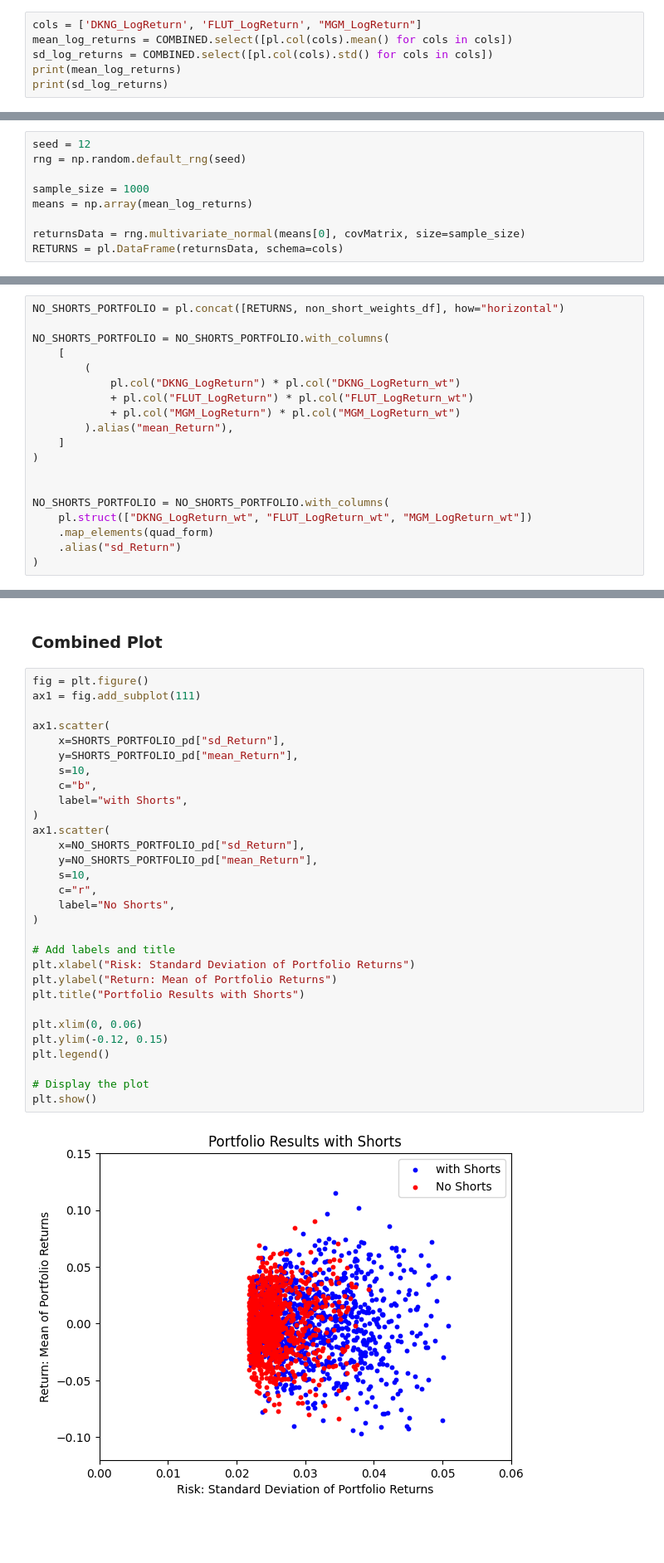
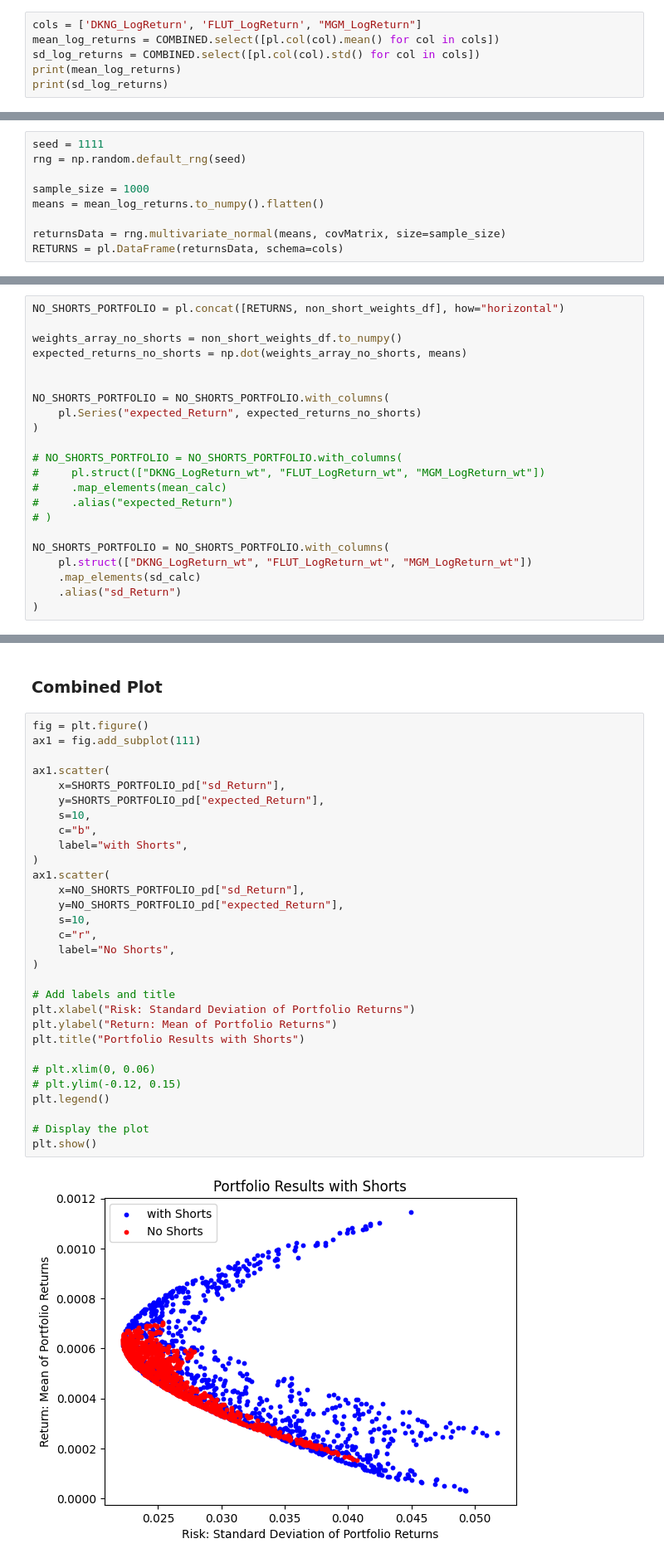
Before and after one commit to lmacphail1226/FinMLAssignment2, a Jupyter notebook: Assignment 2.ipynb, the cells around one changed output, grey strips where cells are left out. Shown at 83% size. Drawn from its saved outputs; the diff is of its cells as text; blank space fills up the shorter version.

```diff
--- a/Assignment 2.ipynb
+++ b/Assignment 2.ipynb
@@ -166,8 +175,8 @@ plt.show()
 ### Calculate Mean & Standard Deviation for the Log Returns of Each Stock
 # %%
 cols = ['DKNG_LogReturn', 'FLUT_LogReturn', "MGM_LogReturn"]
-mean_log_returns = COMBINED.select([pl.col(cols).mean() for cols in cols])
-sd_log_returns = COMBINED.select([pl.col(cols).std() for cols in cols])
+mean_log_returns = COMBINED.select([pl.col(col).mean() for col in cols])
+sd_log_returns = COMBINED.select([pl.col(col).std() for col in cols])
 print(mean_log_returns)
 print(sd_log_returns)
 # %% [output]
@@ -215,13 +224,13 @@ plt.show()
 # %% [markdown]
 ### Generate Multivariate Normal Returns
 # %%
-seed = 12
+seed = 1111
 rng = np.random.default_rng(seed)
 
 sample_size = 1000
-means = np.array(mean_log_returns)
+means = mean_log_returns.to_numpy().flatten()
 
-returnsData = rng.multivariate_normal(means[0], covMatrix, size=sample_size)
+returnsData = rng.multivariate_normal(means, covMatrix, size=sample_size)
 RETURNS = pl.DataFrame(returnsData, schema=cols)
 # %% [markdown]
 ### Actual Correlation of Returns in Generated Data
@@ -313,20 +334,23 @@ SHORTS_PORTFOLIO = SHORTS_PORTFOLIO.with_columns(
 # %%
 NO_SHORTS_PORTFOLIO = pl.concat([RETURNS, non_short_weights_df], how="horizontal")
 
-NO_SHORTS_PORTFOLIO = NO_SHORTS_PORTFOLIO.with_columns(
-    [
-        (
-            pl.col("DKNG_LogReturn") * pl.col("DKNG_LogReturn_wt")
-            + pl.col("FLUT_LogReturn") * pl.col("FLUT_LogReturn_wt")
-            + pl.col("MGM_LogReturn") * pl.col("MGM_LogReturn_wt")
-        ).alias("mean_Return"),
-    ]
-)
+weights_array_no_shorts = non_short_weights_df.to_numpy()
+expected_returns_no_shorts = np.dot(weights_array_no_shorts, means)
 
 
 NO_SHORTS_PORTFOLIO = NO_SHORTS_PORTFOLIO.with_columns(
+    pl.Series("expected_Return", expected_returns_no_shorts)
+)
+
+# NO_SHORTS_PORTFOLIO = NO_SHORTS_PORTFOLIO.with_columns(
+#     pl.struct(["DKNG_LogReturn_wt", "FLUT_LogReturn_wt", "MGM_LogReturn_wt"])
+#     .map_elements(mean_calc)
+#     .alias("expected_Return")
+# )
+
+NO_SHORTS_PORTFOLIO = NO_SHORTS_PORTFOLIO.with_columns(
     pl.struct(["DKNG_LogReturn_wt", "FLUT_LogReturn_wt", "MGM_LogReturn_wt"])
-    .map_elements(quad_form)
+    .map_elements(sd_calc)
     .alias("sd_Return")
 )
 # %% [markdown]
@@ -410,32 +434,32 @@ plt.show()
 # %%
 fig = plt.figure()
 ax1 = fig.add_subplot(111)
 
 ax1.scatter(
     x=SHORTS_PORTFOLIO_pd["sd_Return"],
-    y=SHORTS_PORTFOLIO_pd["mean_Return"],
+    y=SHORTS_PORTFOLIO_pd["expected_Return"],
     s=10,
     c="b",
     label="with Shorts",
 )
 ax1.scatter(
     x=NO_SHORTS_PORTFOLIO_pd["sd_Return"],
-    y=NO_SHORTS_PORTFOLIO_pd["mean_Return"],
+    y=NO_SHORTS_PORTFOLIO_pd["expected_Return"],
     s=10,
     c="r",
     label="No Shorts",
 )
 
 # Add labels and title
 plt.xlabel("Risk: Standard Deviation of Portfolio Returns")
 plt.ylabel("Return: Mean of Portfolio Returns")
 plt.title("Portfolio Results with Shorts")
 
-plt.xlim(0, 0.06)
-plt.ylim(-0.12, 0.15)
+# plt.xlim(0, 0.06)
+# plt.ylim(-0.12, 0.15)
 plt.legend()
 
 # Display the plot
 plt.show()
 # %% [output]
-[figure, old version]
+[figure, new version]
```
Also changed, not shown: parts of 13 cells of this notebook.
